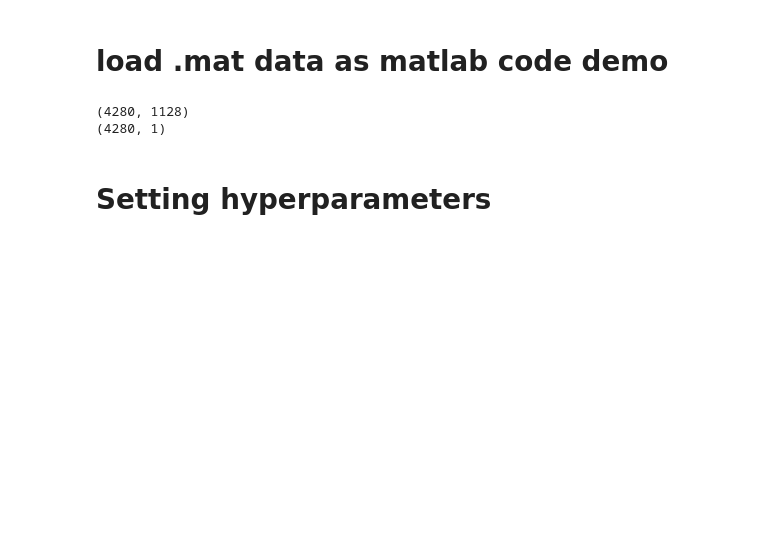
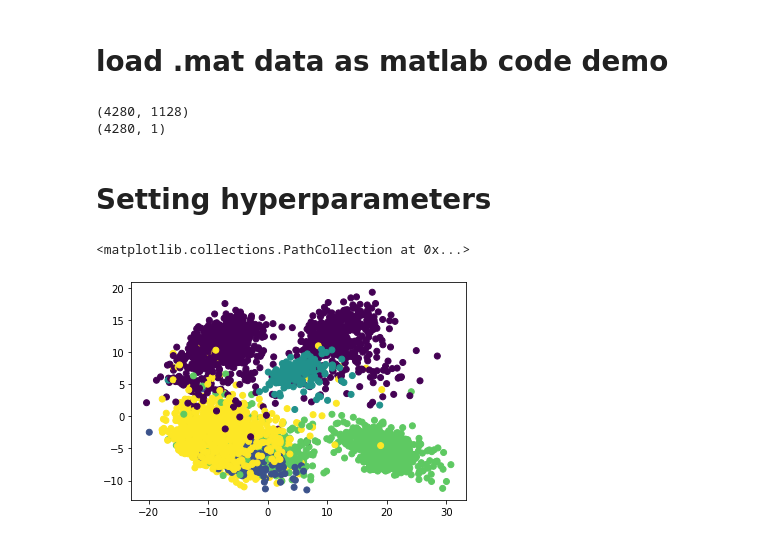
Before and after one commit to xinglab-ai/self-consistent-expression-recovery-machine, a Jupyter notebook: experimentalData_2_StemCell.ipynb, the cells around one changed output. Cells and saved outputs as stored; diff of their text form; code cells hidden in the pictures; blank space fills up the shorter version.

```diff
--- a/experimentalData_2_StemCell.ipynb
+++ b/experimentalData_2_StemCell.ipynb
@@ -16,15 +16,15 @@ DATA_PATH = 'example_data/'
 # %% [markdown]
 # load .mat data as matlab code demo
 # %%
-with h5py.File(os.path.join(DATA_PATH,'experimentalData_2_StemCell.mat'), 'r') as f:
-    data = np.array(f.get('data')).T
+with open(os.path.join(DATA_PATH,'experimentalData_2_StemCell.csv'), 'r') as f:
+    data = np.array([row.split(',') for row in f]).astype(float)
 # each row is a data sample
 print(data.shape)
 
-with h5py.File(os.path.join(DATA_PATH,'gT-2.mat'), 'r') as f:
-    gT_out = np.array(f.get('gT')).T
+with open(os.path.join(DATA_PATH,'groundTruth_2_StemCell.csv'), 'r') as f:
+    groundTruth = np.array(f.read().strip().split(',')).reshape((-1,1)).astype(float)
 
-print(gT_out.shape)
+print(groundTruth.shape)
 # %% [output]
 (4280, 1128)
 (4280, 1)
@@ -48,10 +48,13 @@ percOL = 0.5
 # %%
 # SERM operation
 sermOut = serm(data, Xpart, reduced_Dim, maxEPOCH, ROIsize, percOL)
 
 # Visualization
 serm_out = scipy.stats.zscore(sermOut)
 pca = PCA(n_components=2)
 pca_result = pca.fit_transform(serm_out)
 
-plt.scatter(pca_result[:,0],pca_result[:,1], c=gT_out.flatten())
+plt.scatter(pca_result[:,0],pca_result[:,1], c=groundTruth.flatten())
+# %% [output]
+<matplotlib.collections.PathCollection at 0x...>
+[figure, added]
```
Also changed, not shown: 7 other files.
